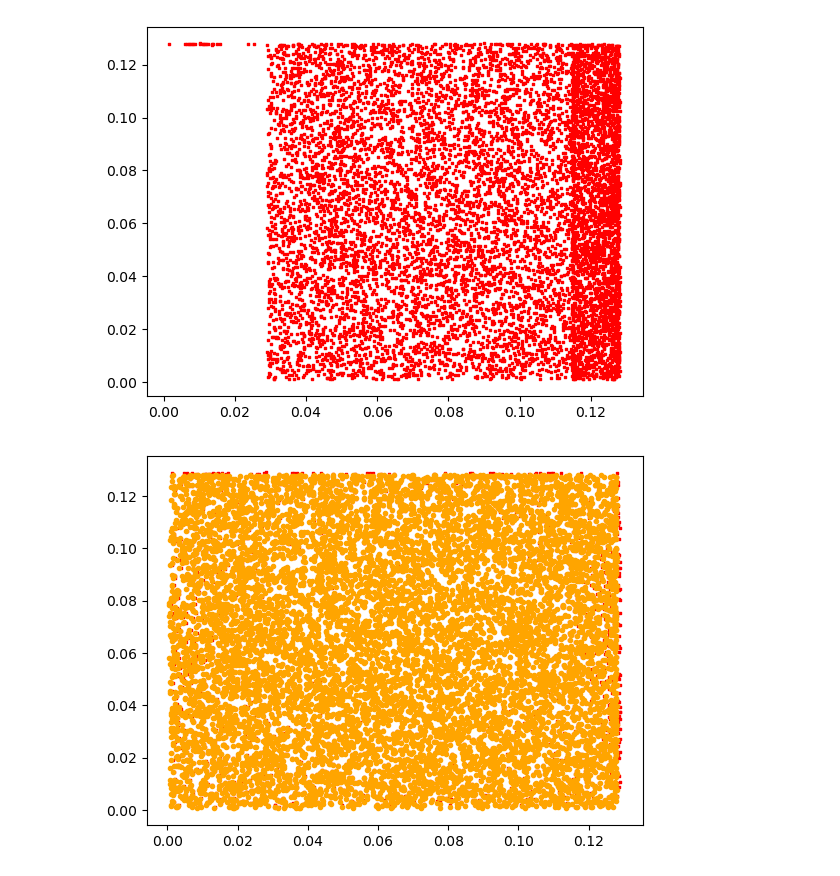
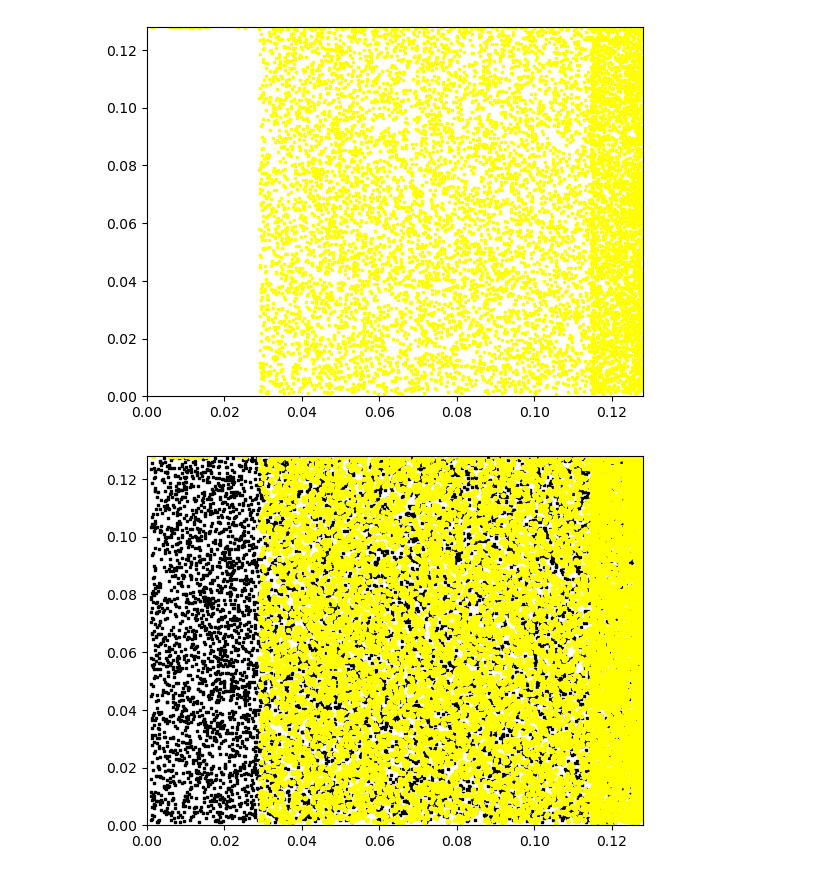
Before and after one commit to Nordic10/Compphys2Plasma, a Jupyter notebook: visualize_pic_data.ipynb, the cells around one changed output. Saved outputs shown, nothing was run; the diff lists cells and outputs as text; code cells hidden in the pictures.

```diff
--- a/visualize_pic_data.ipynb
+++ b/visualize_pic_data.ipynb
@@ -32,15 +34,20 @@ for i in range(100):
     x = A[i*10000:(i+1)*10000,0];
     y = A[i*10000:(i+1)*10000,1];
     ax.cla()
-    ax.scatter(x, y, c='red', marker=',', s=1)
+    ax.set_xlim([-0.000, 0.128])
+    ax.set_ylim([-0.000, 0.128])
+    ax.scatter(x, y, c='yellow', marker=',', s=1)
     display(fig)
     clear_output(wait = True)
     plt.pause(0.01)
 # %% [output]
-[figure, old version]
+[figure, new version]
 # %%
-plt.scatter(A[:10000,0],A[:10000,1], marker=',', color = "red", s = 1);
-plt.scatter(A[100*10000:101*10000,0],A[100*10000:101*10000,1], marker='.', color = "orange")
-plt.show()
+ax.cla();
+ax.scatter(A[:10000,0],A[:10000,1], marker=',', color = "black", s = 1);
+ax.scatter(A[99*10000:100*10000,0],A[99*10000:100*10000,1], marker='.', color = "yellow")
+ax.set_xlim([-0.000, 0.128])
+ax.set_ylim([-0.000, 0.128])
+display(fig)
 # %% [output]
-[figure, old version]
+[figure, new version]
```
Also changed, not shown: parts of 1 cell of this notebook.
